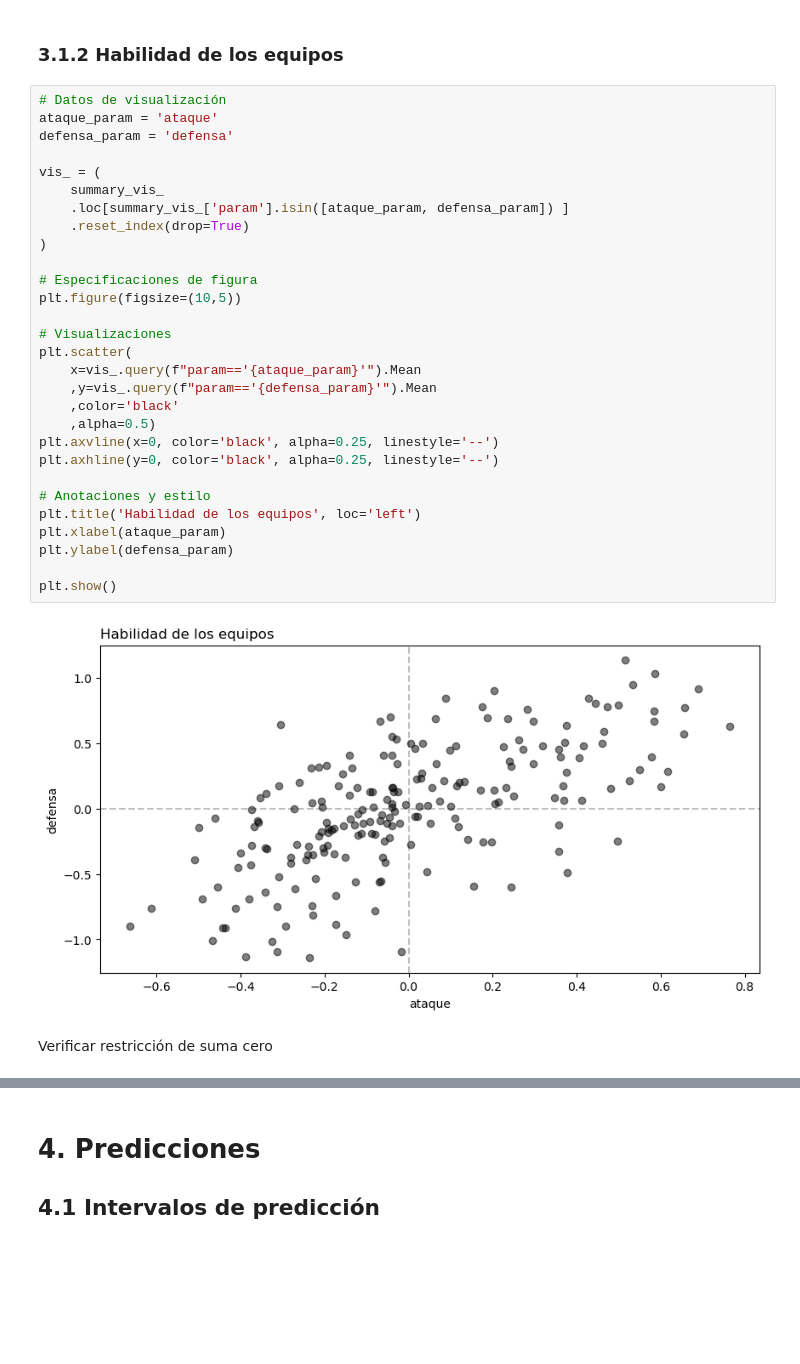
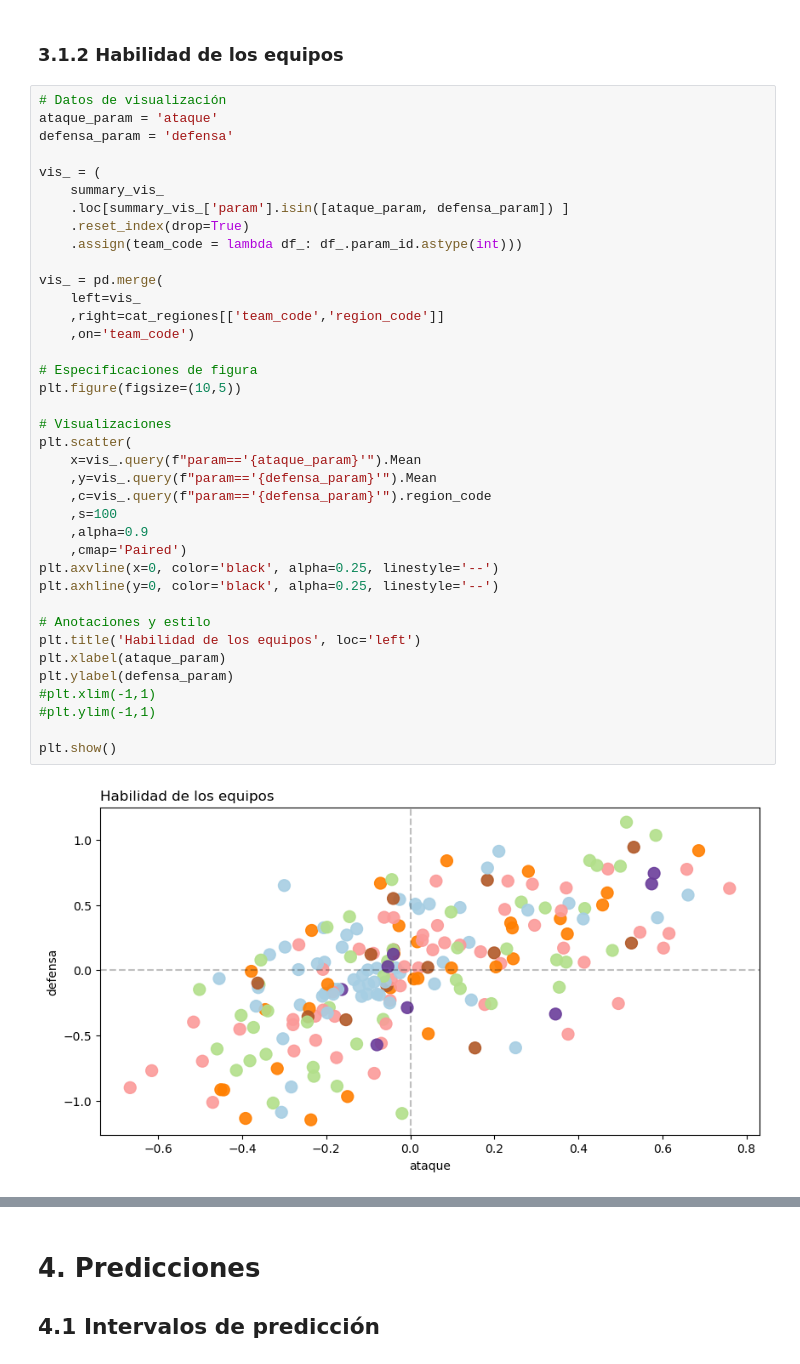
Before and after one commit to CAMM961001/futbol_bayes, a Jupyter notebook: src/jerarquico.ipynb, the cells around one changed output, grey strips where cells are left out. Drawn from its saved outputs; the diff is of its cells as text; blank space fills up the shorter version.

```diff
--- a/src/jerarquico.ipynb
+++ b/src/jerarquico.ipynb
@@ -673,33 +672,40 @@ plt.show()
 # %%
 # Datos de visualización
 ataque_param = 'ataque'
 defensa_param = 'defensa'
 
 vis_ = (
     summary_vis_
     .loc[summary_vis_['param'].isin([ataque_param, defensa_param]) ]
     .reset_index(drop=True)
-)
+    .assign(team_code = lambda df_: df_.param_id.astype(int)))
+
+vis_ = pd.merge(
+    left=vis_
+    ,right=cat_regiones[['team_code','region_code']]
+    ,on='team_code')
 
 # Especificaciones de figura
 plt.figure(figsize=(10,5))
 
 # Visualizaciones
 plt.scatter(
     x=vis_.query(f"param=='{ataque_param}'").Mean
     ,y=vis_.query(f"param=='{defensa_param}'").Mean
-    ,color='black'
-    ,alpha=0.5)
+    ,c=vis_.query(f"param=='{defensa_param}'").region_code
+    ,s=100
+    ,alpha=0.9
+    ,cmap='Paired')
 plt.axvline(x=0, color='black', alpha=0.25, linestyle='--')
 plt.axhline(y=0, color='black', alpha=0.25, linestyle='--')
 
 # Anotaciones y estilo
 plt.title('Habilidad de los equipos', loc='left')
 plt.xlabel(ataque_param)
 plt.ylabel(defensa_param)
+#plt.xlim(-1,1)
+#plt.ylim(-1,1)
 
 plt.show()
 # %% [output]
-[figure, old version]
+[figure, new version]
-# %% [markdown]
-Verificar restricción de suma cero
```
Also changed, not shown: parts of 9 cells of this notebook, 5 other files.
